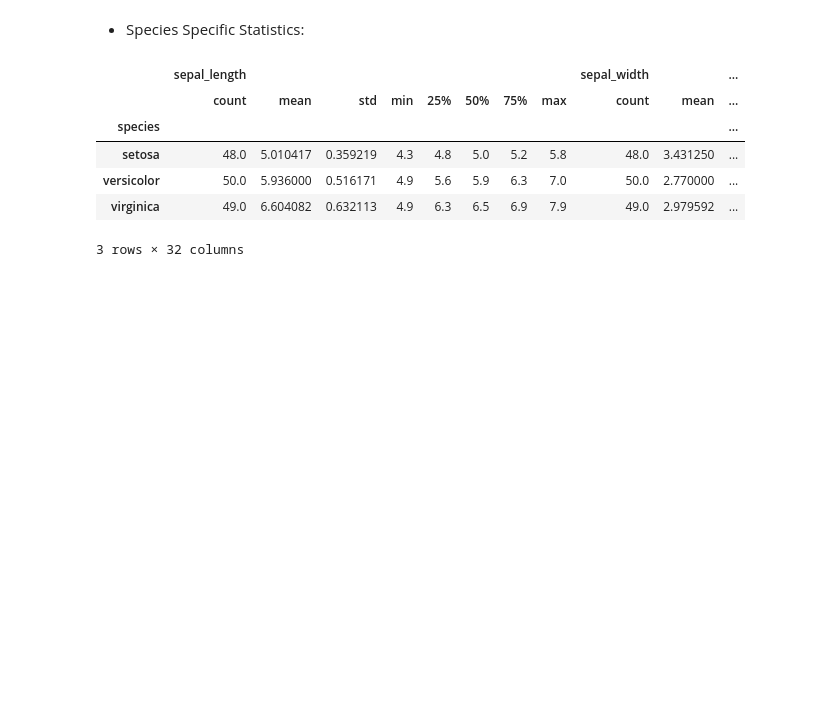
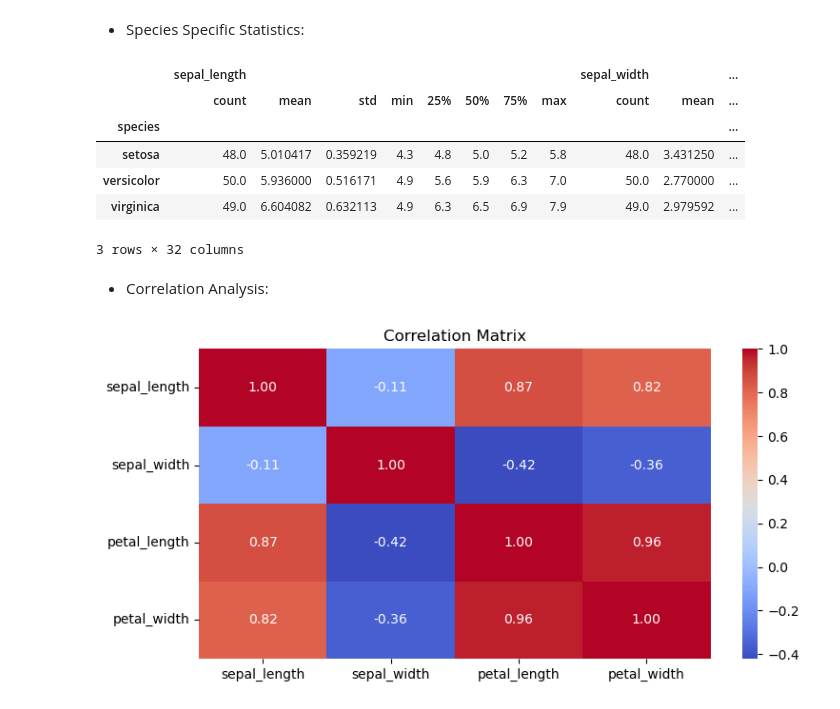
Before and after one commit to modyreturn/Codveda_Iris_Analysis, a Jupyter notebook: Iris_Codveda.ipynb, the cells around one changed output. Cells and saved outputs as stored; diff of their text form; code cells hidden in the pictures; blank space fills up the shorter version.

```diff
--- a/Iris_Codveda.ipynb
+++ b/Iris_Codveda.ipynb
@@ -81,3 +81,22 @@ df.groupby('species').describe()
 | versicolor | 50.0 | 5.936000 | 0.516171 | 4.9 | 5.6 | 5.9 | 6.3 | 7.0 | 50.0 | 2.770000 | ... |
 | virginica | 49.0 | 6.604082 | 0.632113 | 4.9 | 6.3 | 6.5 | 6.9 | 7.9 | 49.0 | 2.979592 | ... |
 3 rows × 32 columns
+# %% [markdown]
+-   Correlation Analysis:
+# %%
+numeric_cols = ['sepal_length', 'sepal_width', 'petal_length', 'petal_width']
+
+correlation_matrix = df[numeric_cols].corr()
+
+plt.figure(figsize=(8, 4))
+sns.heatmap(correlation_matrix,
+            annot=True,
+            cmap='coolwarm',
+            fmt=".2f"
+            )
+plt.title('Correlation Matrix')
+
+plt.tight_layout()
+plt.show()
+# %% [output]
+[figure, added]
```
